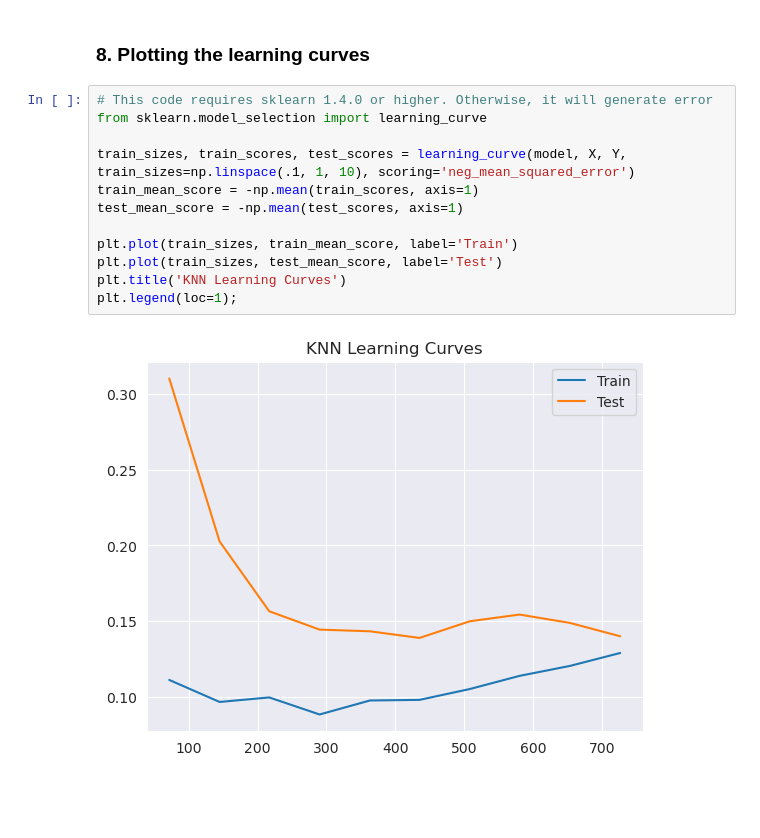
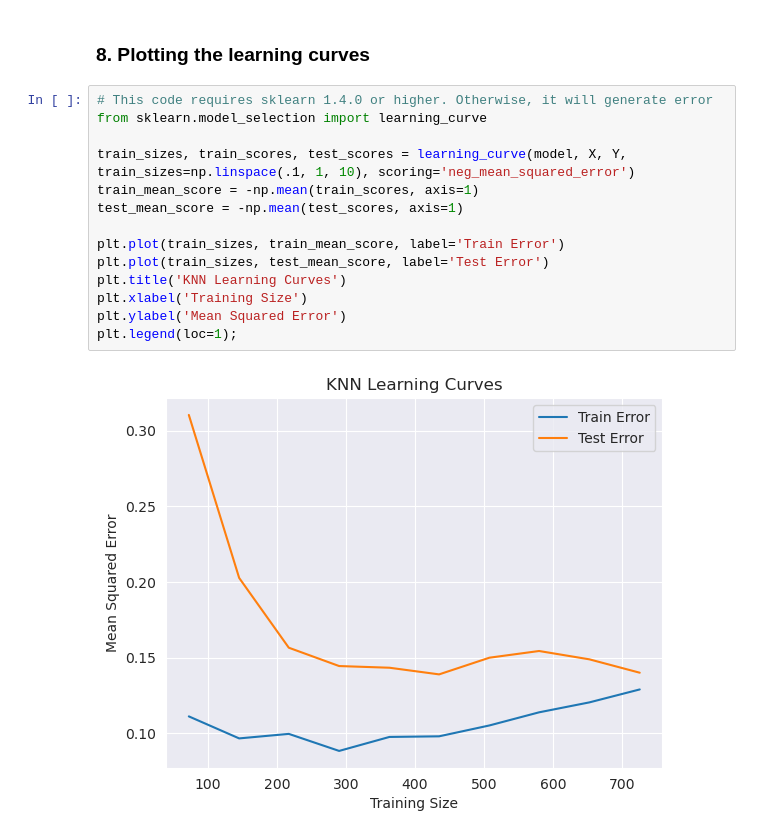
Before and after one commit to malikka-rajshahi/Heart-Failure-Analysis, a Jupyter notebook: HeartDiseaseAnalysis.ipynb, the cells around one changed output. Cells and saved outputs as stored; diff of their text form; blank space fills up the shorter version.

Commit message:
Added labels

```diff
--- a/HeartDiseaseAnalysis.ipynb
+++ b/HeartDiseaseAnalysis.ipynb
@@ -959,17 +984,19 @@ Accuracy Score: 0.8634361233480177
 # %%
 # This code requires sklearn 1.4.0 or higher. Otherwise, it will generate error
 from sklearn.model_selection import learning_curve
 
 train_sizes, train_scores, test_scores = learning_curve(model, X, Y, train_sizes=np.linspace(.1, 1, 10), scoring='neg_mean_squared_error')
 train_mean_score = -np.mean(train_scores, axis=1)
 test_mean_score = -np.mean(test_scores, axis=1)
 
-plt.plot(train_sizes, train_mean_score, label='Train')
-plt.plot(train_sizes, test_mean_score, label='Test')
+plt.plot(train_sizes, train_mean_score, label='Train Error')
+plt.plot(train_sizes, test_mean_score, label='Test Error')
 plt.title('KNN Learning Curves')
+plt.xlabel('Training Size')
+plt.ylabel('Mean Squared Error')
 plt.legend(loc=1);
 # %% [output]
-[figure, old version]
+[figure, new version]
 # %% [markdown]
 # Conclusion:
 
```
Also changed, not shown: parts of 7 cells of this notebook.
